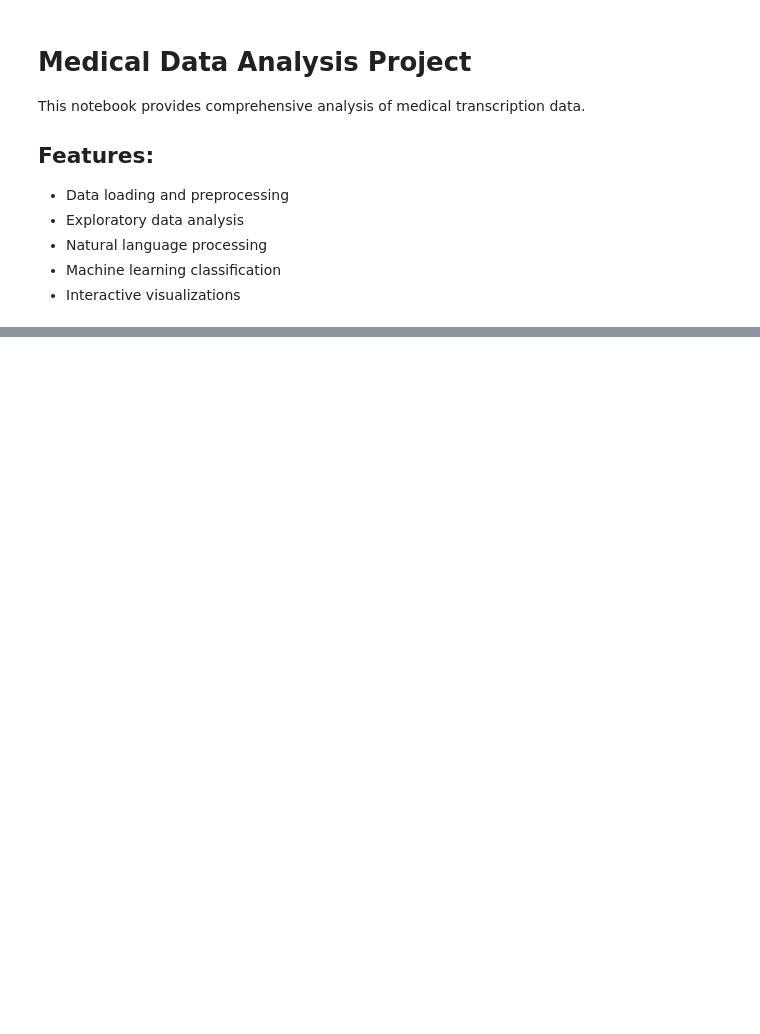
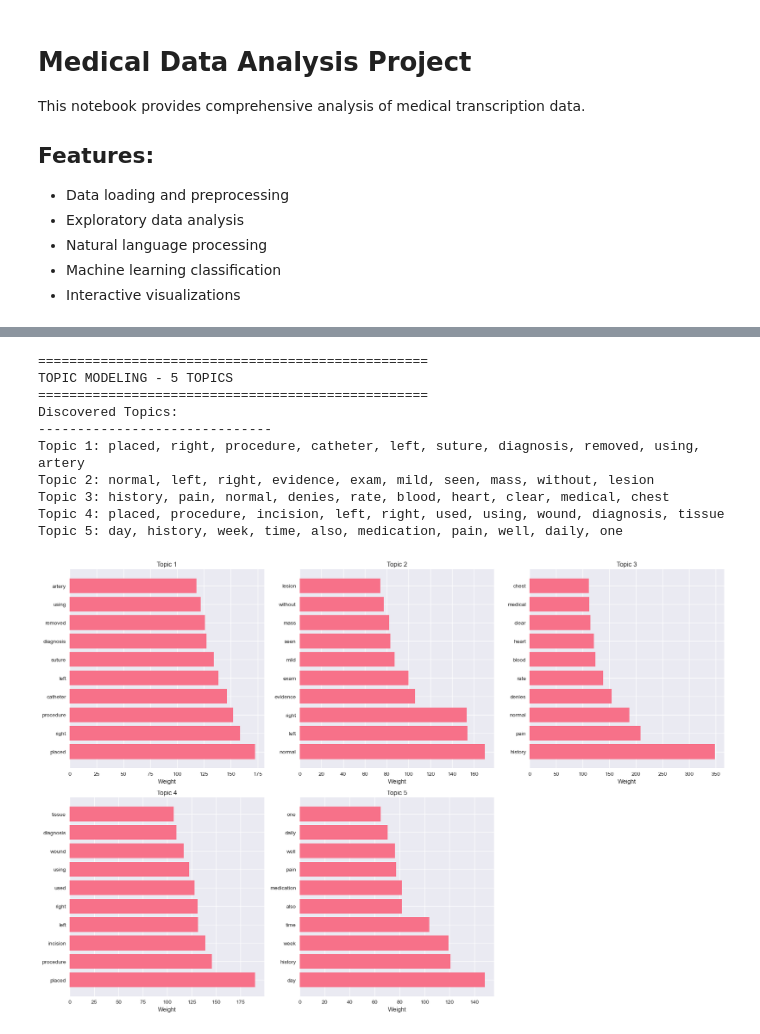
Before and after one commit to saundramonroe/Medical_data_dashboard, a Jupyter notebook: notebooks/medical_analysis.ipynb, the cells around one changed output, grey strips where cells are left out. Cells and saved outputs as stored; diff of their text form; code cells hidden in the pictures; blank space fills up the shorter version.

```diff
--- a/notebooks/medical_analysis.ipynb
+++ b/notebooks/medical_analysis.ipynb
@@ -68,0 +416,80 @@ Ready for medical data analysis!
+# %%
+# ===========================
+# TOPIC MODELING WITH LDA
+# ===========================
+
+def perform_topic_modeling(df, text_column='transcription_processed', n_topics=5):
+    """Perform Latent Dirichlet Allocation for topic modeling."""
+
+    print(f"\n" + "="*50)
+    print(f"TOPIC MODELING - {n_topics} TOPICS")
+    print("="*50)
+
+    # Prepare text data
+    texts = df[text_column].dropna().tolist()
+    texts = [text for text in texts if len(text.strip()) > 0]
+
+    if len(texts) == 0:
+        print("No valid text data for topic modeling.")
+        return None
+
+    # Create TF-IDF matrix
+    vectorizer = TfidfVectorizer(max_features=100, min_df=2, max_df=0.8, ngram_range=(1, 2))
+    tfidf_matrix = vectorizer.fit_transform(texts)
+
+    # Perform LDA
+    lda = LatentDirichletAllocation(n_components=n_topics, random_state=42, max_iter=10)
+    lda.fit(tfidf_matrix)
+
+    # Get feature names
+    feature_names = vectorizer.get_feature_names_out()
+
+    # Display topics
+    print("Discovered Topics:")
+    print("-" * 30)
+    for topic_idx, topic in enumerate(lda.components_):
+        top_words_idx = topic.argsort()[-10:][::-1]
+        top_words = [feature_names[i] for i in top_words_idx]
+        print(f"Topic {topic_idx + 1}: {', '.join(top_words)}")
+
+    # Visualize topic-word distribution
+    fig, axes = plt.subplots(2, 3, figsize=(18, 12))
+    axes = axes.flatten()
+
+    for topic_idx, topic in enumerate(lda.components_):
+        if topic_idx >= len(axes):
+            break
+
+        top_words_idx = topic.argsort()[-10:][::-1]
+        top_words = [feature_names[i] for i in top_words_idx]
+        top_weights = [topic[i] for i in top_words_idx]
+
+        axes[topic_idx].barh(range(len(top_words)), top_weights)
+        axes[topic_idx].set_yticks(range(len(top_words)))
+        axes[topic_idx].set_yticklabels(top_words)
+        axes[topic_idx].set_title(f'Topic {topic_idx + 1}')
+        axes[topic_idx].set_xlabel('Weight')
+
+    # Hide unused subplots
+    for i in range(n_topics, len(axes)):
+        axes[i].set_visible(False)
+
+    plt.tight_layout()
+    plt.show()
+
+    return lda, vectorizer
+
+# Perform topic modeling
+topic_model_results = perform_topic_modeling(df)
+# %% [output]
+==================================================
+TOPIC MODELING - 5 TOPICS
+==================================================
+Discovered Topics:
+------------------------------
+Topic 1: placed, right, procedure, catheter, left, suture, diagnosis, removed, using, artery
+Topic 2: normal, left, right, evidence, exam, mild, seen, mass, without, lesion
+Topic 3: history, pain, normal, denies, rate, blood, heart, clear, medical, chest
+Topic 4: placed, procedure, incision, left, right, used, using, wound, diagnosis, tissue
+Topic 5: day, history, week, time, also, medication, pain, well, daily, one
+[figure, added]
```
Also changed, not shown: parts of 8 cells of this notebook, 3 other files.
